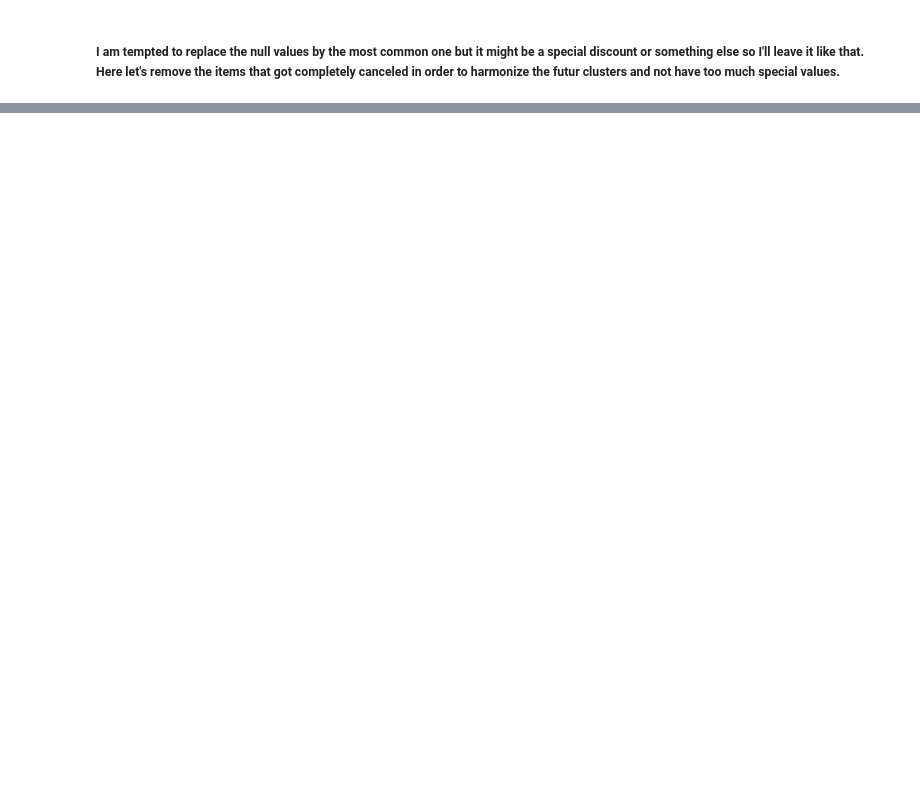
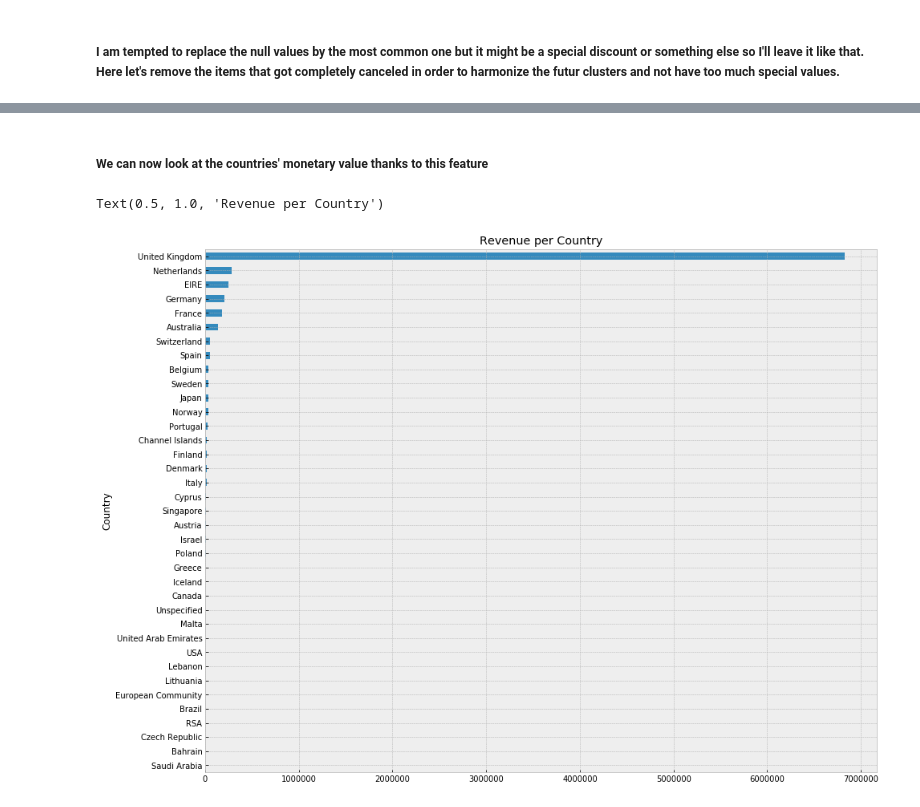
Before and after one commit to Vishvam17/Customer-Segmentation, a Jupyter notebook: E-Commerce Customer Segmentation.ipynb, the cells around one changed output, grey strips where cells are left out. Saved outputs shown, nothing was run; the diff lists cells and outputs as text; code cells hidden in the pictures; blank space fills up the shorter version.

```diff
--- a/E-Commerce Customer Segmentation.ipynb
+++ b/E-Commerce Customer Segmentation.ipynb
@@ -377,0 +396,13 @@ df_cleaned[(df_cleaned['UnitPrice'] == 0)].head()
+# %%
+# Total price feature
+
+df_cleaned['TotalPrice'] = df_cleaned['UnitPrice'] * (df_cleaned['Quantity'] - df_cleaned['QuantityCanceled'])
+# %% [markdown]
+##### We can now look at the countries' monetary value thanks to this feature
+# %%
+revenue_per_countries = df_cleaned.groupby(["Country"])["TotalPrice"].sum().sort_values()
+revenue_per_countries.plot(kind='barh', figsize=(15,12))
+plt.title("Revenue per Country")
+# %% [output]
+Text(0.5, 1.0, 'Revenue per Country')
+[figure, added]
```
Also changed, not shown: parts of 133 cells of this notebook, 4 other files.
